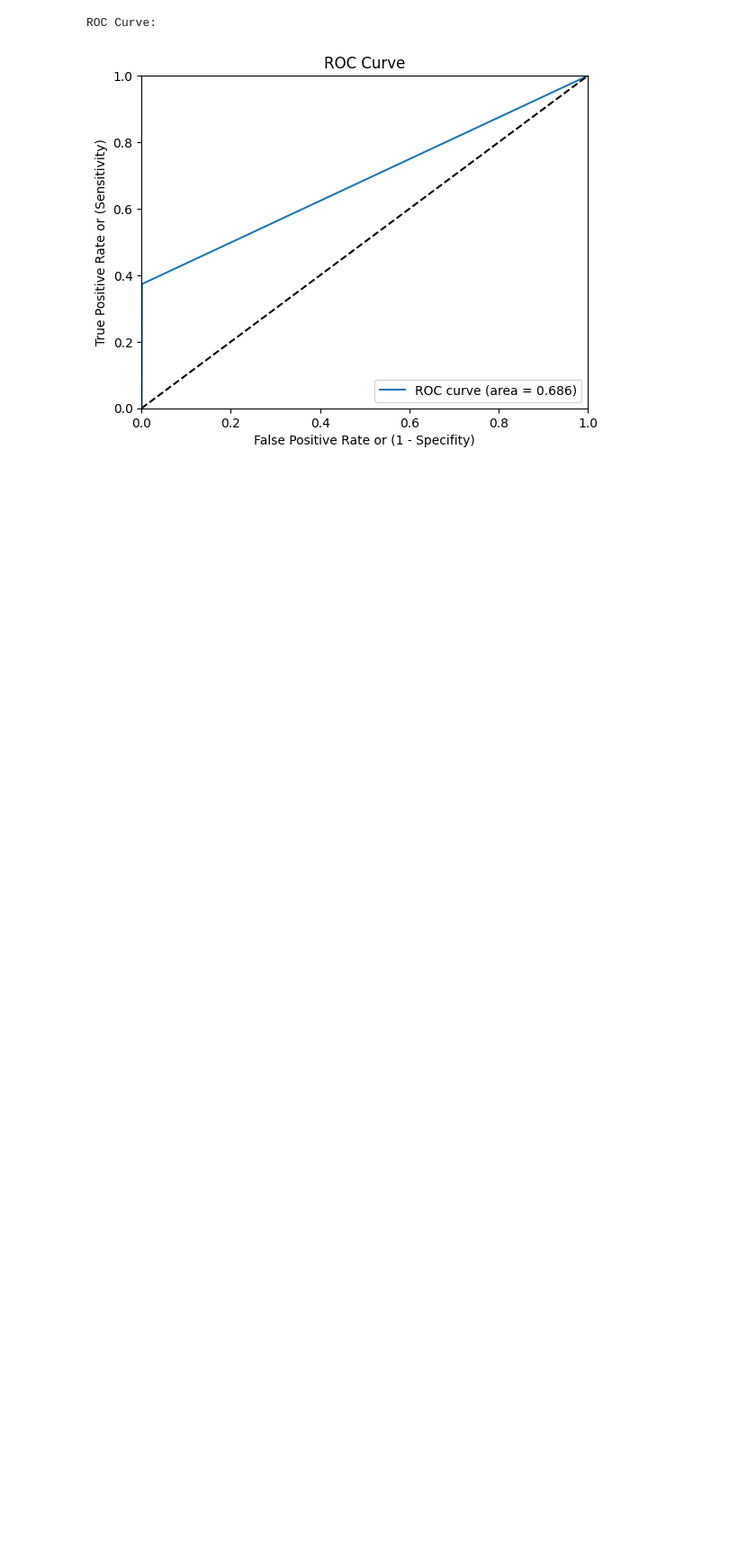
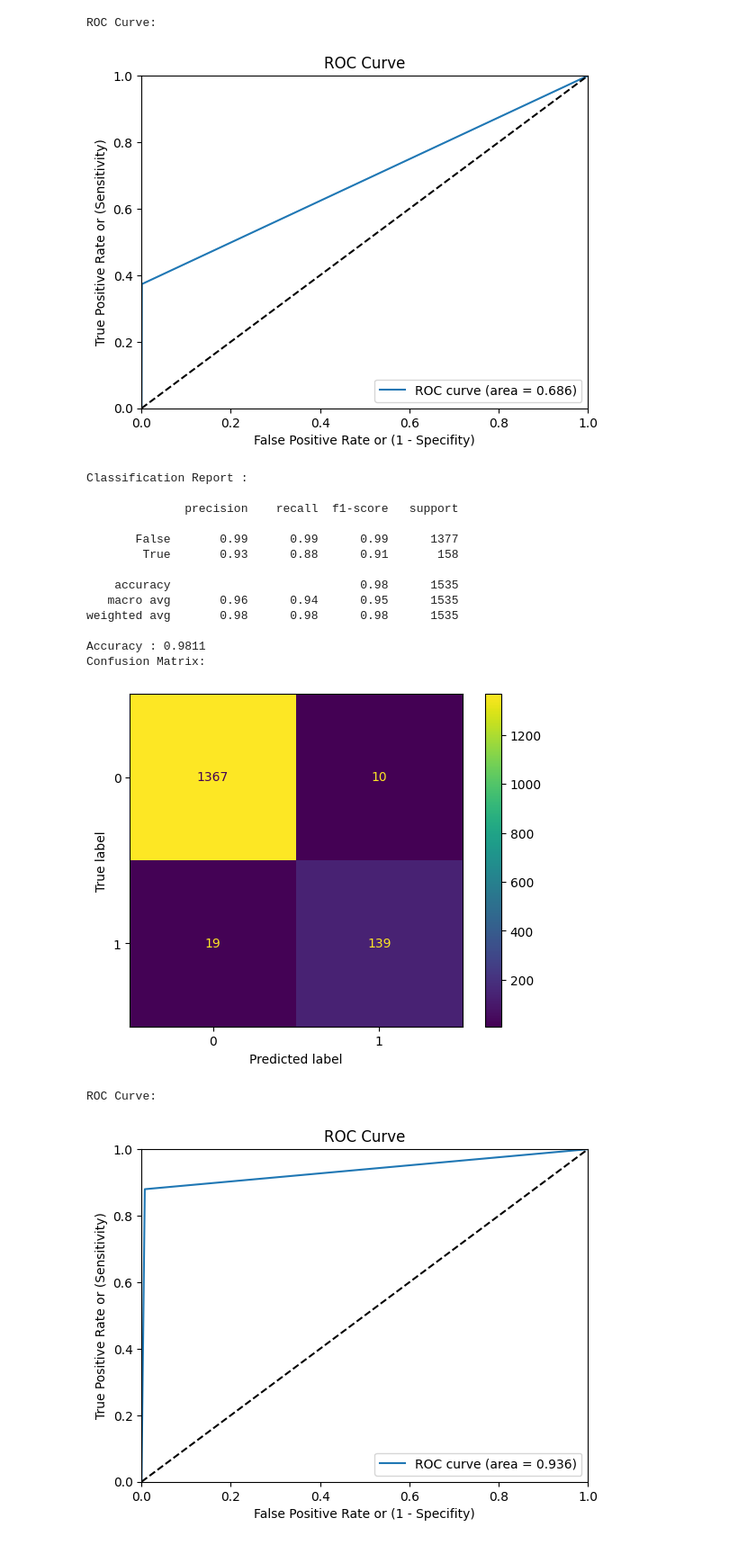
Before and after one commit to Dharin-Dave/Abnormalities-Detection-and-Predictive-Maintenance-for-Industrial-Equipment, a Jupyter notebook: abnormailty_detection_and_predictive_maintenance.ipynb, the cells around one changed output. Shown at 90% size. Saved outputs shown, nothing was run; the diff lists cells and outputs as text; code cells hidden in the pictures; blank space fills up the shorter version.

```diff
--- a/abnormailty_detection_and_predictive_maintenance.ipynb
+++ b/abnormailty_detection_and_predictive_maintenance.ipynb
@@ -11,7 +11,7 @@ warnings.filterwarnings('ignore')
 # %% [markdown]
 ### Data Import and Initial Information
 # %%
-path = r'C:\Users\S1298584\OneDrive - Syngenta\Documents\Personal\Calyx Terminals Project\equipment_anomaly_data.csv'
+path = r'C:\Users\S1298584\OneDrive - Syngenta\Documents\Personal\Calyx Terminals Project\Abnormalities-Detection-and-Predictive-Maintenance-for-Industrial-Equipment\equipment_anomaly_data.csv'
 # %%
 df_raw = pd.read_csv(path)
 df_raw.info()
@@ -696,3 +696,31 @@ Confusion Matrix:
 [figure]
 ROC Curve:
 [figure]
+# %%
+from xgboost import XGBClassifier
+
+model_xgb = XGBClassifier(objective="binary:logistic", random_state=42)
+model_xgb.fit(X_train, y_train)
+
+y_pred = model_xgb.predict(X_test)
+
+metrics(y_test, y_pred)
+plot_confusion_matrix(y_test, y_pred)
+plot_roc_curve(y_test, y_pred)
+# %% [output]
+Classification Report :
+
+              precision    recall  f1-score   support
+
+       False       0.99      0.99      0.99      1377
+        True       0.93      0.88      0.91       158
+
+    accuracy                           0.98      1535
+   macro avg       0.96      0.94      0.95      1535
+weighted avg       0.98      0.98      0.98      1535
+
+Accuracy : 0.9811
+Confusion Matrix:
+[figure, added]
+ROC Curve:
+[figure, added]
```
Also changed, not shown: parts of 3 cells of this notebook, 2 other files.
